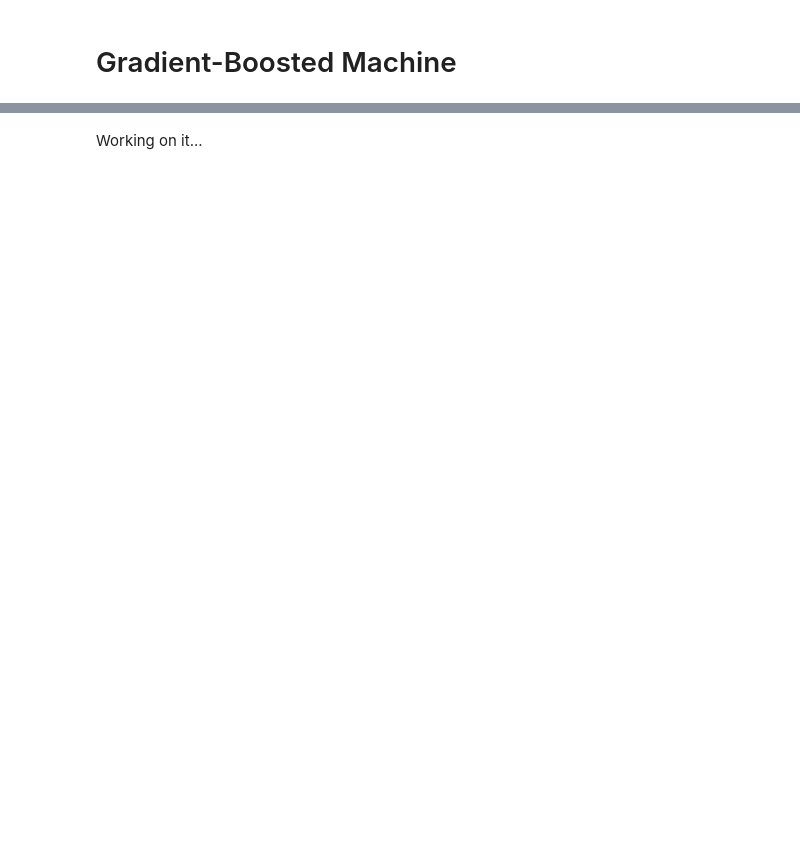
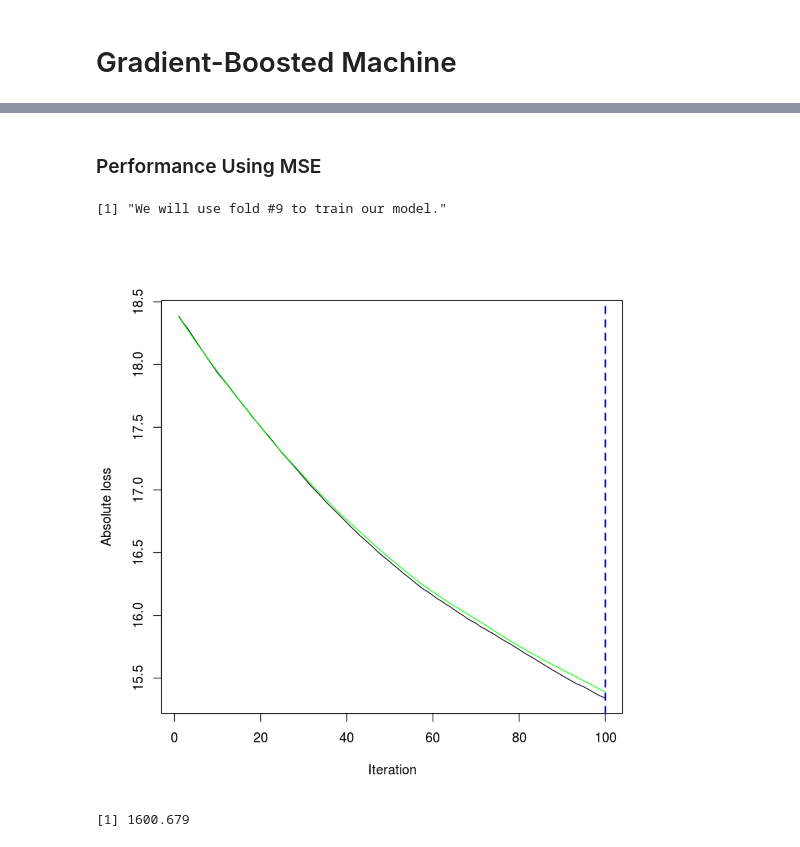
Before and after one commit to yiwenliu0127/707wine, a Jupyter notebook: 707Wine_Benji_Wagner.ipynb, the cells around one changed output, grey strips where cells are left out. Drawn from its saved outputs; the diff is of its cells as text; code cells hidden in the pictures; blank space fills up the shorter version.

Commit message:
Corrected CV step; added performance metrics

```diff
--- a/707Wine_Benji_Wagner.ipynb
+++ b/707Wine_Benji_Wagner.ipynb
@@ -224,2 +246,23 @@ The following object is masked from ‘package:dplyr’:
-# %% [markdown]
-Working on it...
+# %% [markdown]
+### Performance Using MSE
+# %%
+mse_fold <- which(error_df$SquaredError == min(error_df$SquaredError))
+paste0("We will use fold #", mse_fold, " to train our model.")
+# %% [output]
+[1] "We will use fold #9 to train our model."
+# %%
+train <- clean(sample[-sp[[mse_fold]], ])
+
+gbmFit <- gbm(formula = price ~ taster_name + variety + Percentile_Points + location + year, data = train,
+              n.trees = 100, shrinkage = 0.01, interaction.depth = 2, cv.folds = 10, n.cores = 4,
+              distribution = "laplace")
+
+best_iter <- gbm.perf(gbmFit, method = "cv")
+
+se <- (test$price - predict(gbmFit, newdata = test, n.trees = best_iter))^2
+# %% [output]
+[figure, added]
+# %%
+print(mean(se, na.rm = TRUE)) # our final performance on the test data
+# %% [output]
+[1] 1600.679
```
Also changed, not shown: parts of 27 cells of this notebook.
